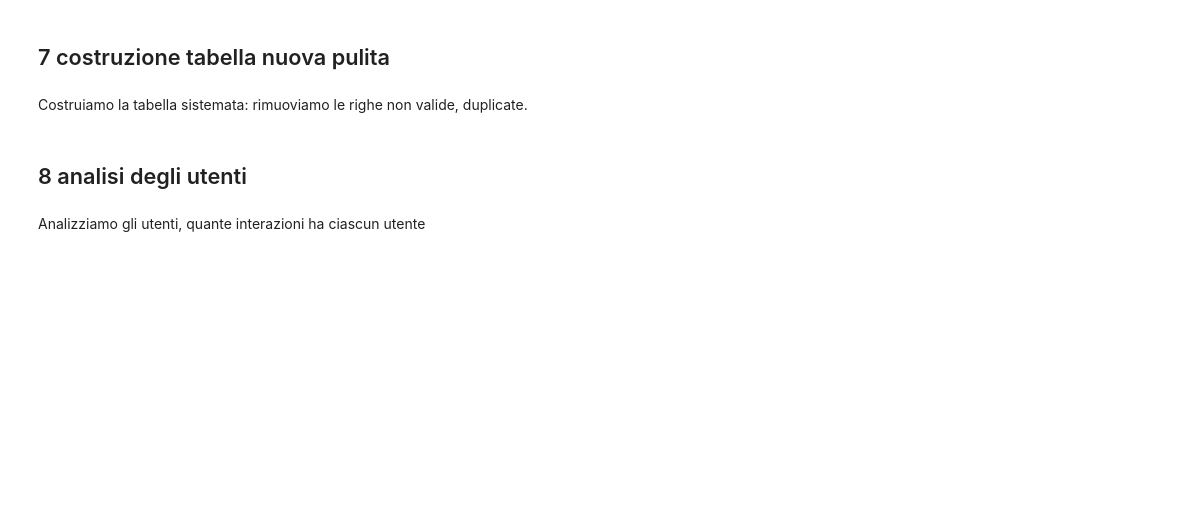
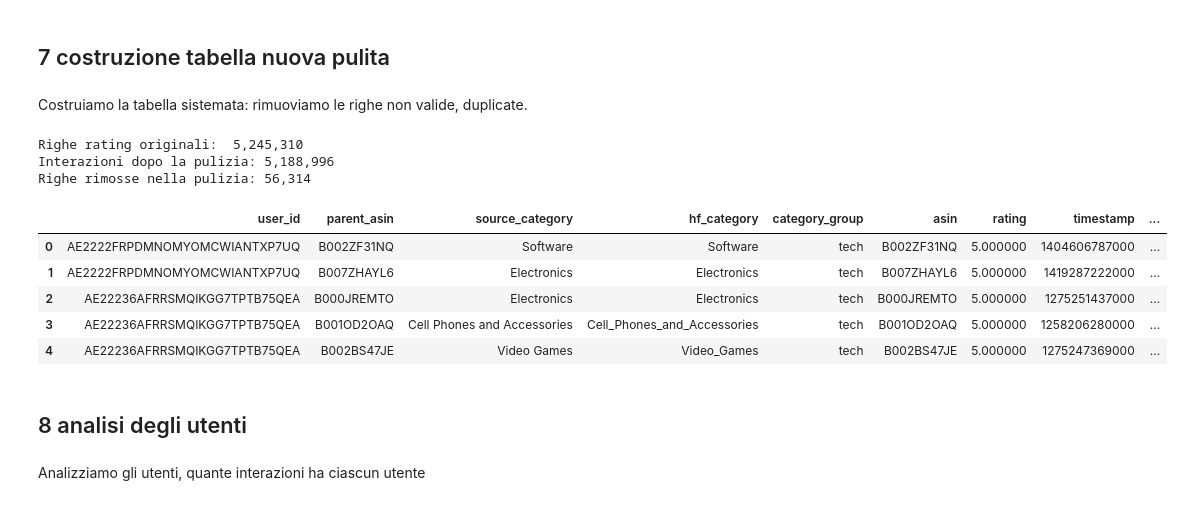
Before and after one commit to arsid2828/Tesi-ecommerce, a Jupyter notebook: notebooks/test_dataset2/02_explore_amazon_like_dataset.ipynb, the cells around one changed output. Cells and saved outputs as stored; diff of their text form; code cells hidden in the pictures; blank space fills up the shorter version.

```diff
--- a/notebooks/test_dataset2/02_explore_amazon_like_dataset.ipynb
+++ b/notebooks/test_dataset2/02_explore_amazon_like_dataset.ipynb
@@ -320,24 +414,28 @@ rimuoviamo le righe non valide, duplicate.
 # %%
 def build_int_table(ratings: pd.DataFrame) ->pd.DataFrame: #funzione per pulire e togliere duplicati
     base=ratings.copy() #crea copia
     base=base.dropna(subset=["user_id","parent_asin","rating"]) #rimuove righe senza utente, prodotto, rating
     base=base[base["rating"].between(1,5)].copy() #mantiene rating fra 1 e 5
-
-    if "timestamp" in base.columns:
-        base=base.sort_values(["user_id","parent_asin","timestamp"]) #ordina valutazioni per utente, prodotto e timestamp
-        interactions=base.drop_duplicates(["user_id","parent_asin"],keep="last").copy()#per ogni coppia tiene solo l'ultima
-    else:
-        interactions=( #come fallback nel caso di assenza di timestamp usa media dei rating per coppia utente-prodotto
-            base.groupby(["user_id","parent_asin"], as_index=False).agg(rating=("rating","mean"))
-        )
+    base=base.sort_values(["user_id","parent_asin","timestamp"]) #ordina valutazioni per utente, prodotto e timestamp
+    interactions=base.drop_duplicates(["user_id","parent_asin"],keep="last").copy()#per ogni coppia tiene solo l'ultima
     return interactions.reset_index(drop=True) #restituisce interazioni pulite con indice ricreato da zero
 
 interactions_df=build_int_table(ratings_df) #applica la funzione ai rating
 
 print("Righe rating originali: ",f"{len(ratings_df):,}")
 print("Interazioni dopo la pulizia:",f"{len(interactions_df):,}")
 print("Righe rimosse nella pulizia:",f"{len(ratings_df)-len(interactions_df):,}")
 display(interactions_df.head())
+# %% [output]
+Righe rating originali:  5,245,310
+Interazioni dopo la pulizia: 5,188,996
+Righe rimosse nella pulizia: 56,314
+|  | user_id | parent_asin | source_category | hf_category | category_group | asin | rating | timestamp | ... |
+| 0 | AE2222FRPDMNOMYOMCWIANTXP7UQ | B002ZF31NQ | Software | Software | tech | B002ZF31NQ | 5.000000 | 1404606787000 | ... |
+| 1 | AE2222FRPDMNOMYOMCWIANTXP7UQ | B007ZHAYL6 | Electronics | Electronics | tech | B007ZHAYL6 | 5.000000 | 1419287222000 | ... |
+| 2 | AE22236AFRRSMQIKGG7TPTB75QEA | B000JREMTO | Electronics | Electronics | tech | B000JREMTO | 5.000000 | 1275251437000 | ... |
+| 3 | AE22236AFRRSMQIKGG7TPTB75QEA | B001OD2OAQ | Cell Phones and Accessories | Cell_Phones_and_Accessories | tech | B001OD2OAQ | 5.000000 | 1258206280000 | ... |
+| 4 | AE22236AFRRSMQIKGG7TPTB75QEA | B002BS47JE | Video Games | Video_Games | tech | B002BS47JE | 5.000000 | 1275247369000 | ... |
 # %% [markdown]
 ## 8 analisi degli utenti
 # %% [markdown]
```
Also changed, not shown: parts of 33 cells of this notebook, 4 other files.
